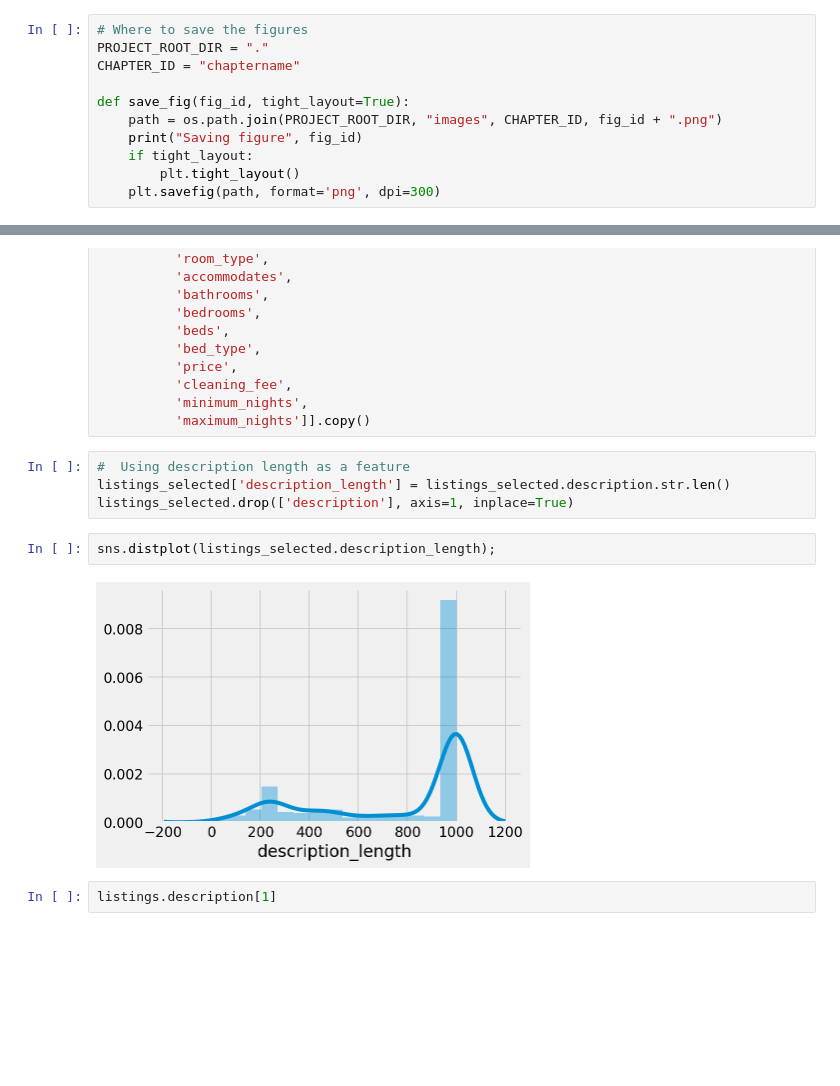
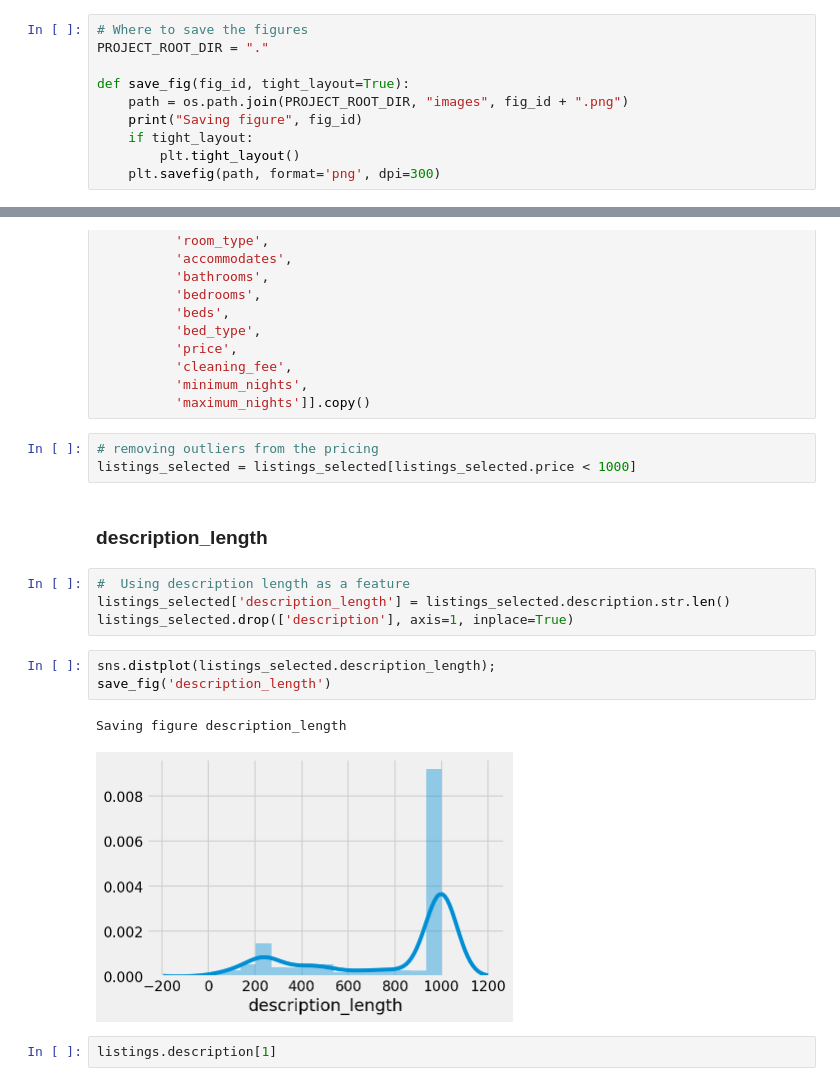
Before and after one commit to gr3ybr0w/BostonAirBnb, a Jupyter notebook: AirBnB.ipynb, the cells around one changed output, grey strips where cells are left out. Saved outputs shown, nothing was run; the diff lists cells and outputs as text; blank space fills up the shorter version.

```diff
--- a/AirBnB.ipynb
+++ b/AirBnB.ipynb
@@ -22,10 +22,9 @@ pd.options.display.max_columns = None
 # %%
 # Where to save the figures
 PROJECT_ROOT_DIR = "."
-CHAPTER_ID = "chaptername"
 
 def save_fig(fig_id, tight_layout=True):
-    path = os.path.join(PROJECT_ROOT_DIR, "images", CHAPTER_ID, fig_id + ".png")
+    path = os.path.join(PROJECT_ROOT_DIR, "images", fig_id + ".png")
     print("Saving figure", fig_id)
     if tight_layout:
         plt.tight_layout()
@@ -203,14 +233,21 @@ listings_selected = listings[['description',
           'cleaning_fee',
           'minimum_nights',
           'maximum_nights']].copy()
+# %%
+# removing outliers from the pricing
+listings_selected = listings_selected[listings_selected.price < 1000]
+# %% [markdown]
+### description_length
 # %%
 #  Using description length as a feature
 listings_selected['description_length'] = listings_selected.description.str.len()
 listings_selected.drop(['description'], axis=1, inplace=True)
 # %%
 sns.distplot(listings_selected.description_length);
+save_fig('description_length')
 # %% [output]
+Saving figure description_length
-[figure, old version]
+[figure, new version]
 # %%
 listings.description[1]
 # %% [output]
```
Also changed, not shown: parts of 24 cells of this notebook, 10 other files.
